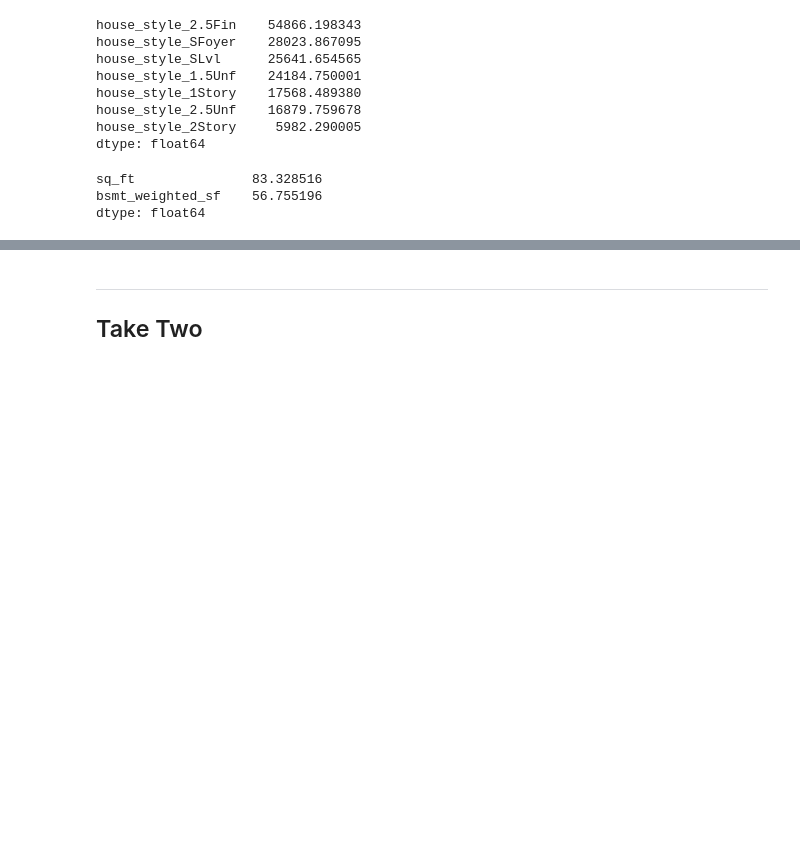
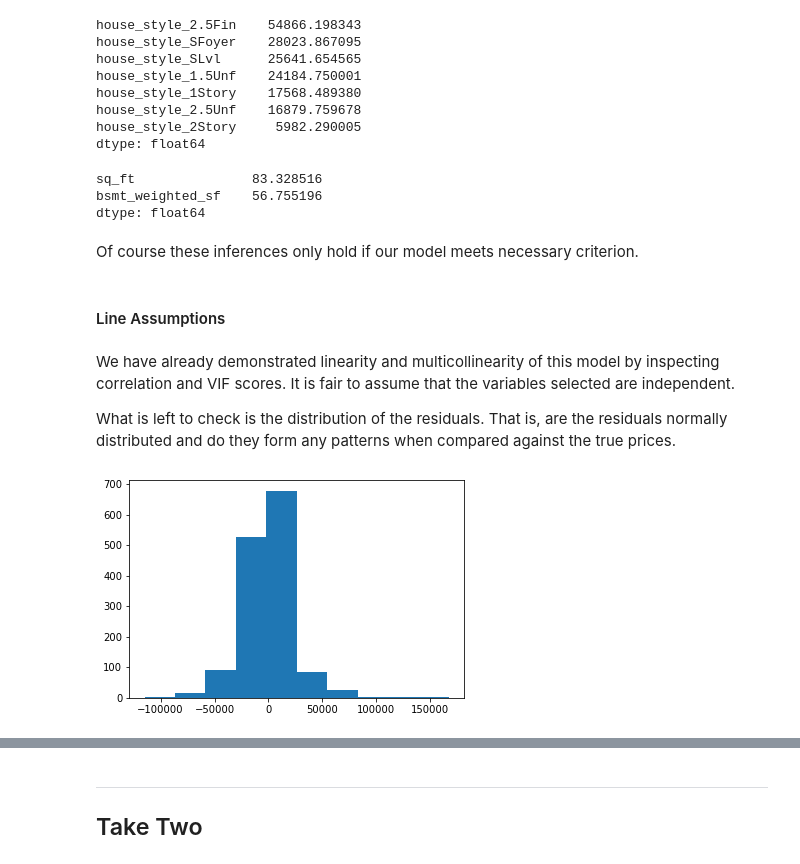
Before and after one commit to jguo052/Ames-Housing-Price-Regression, a Jupyter notebook: code/03_modeling.ipynb, the cells around one changed output, grey strips where cells are left out. Cells and saved outputs as stored; diff of their text form; code cells hidden in the pictures; blank space fills up the shorter version.

```diff
--- a/code/03_modeling.ipynb
+++ b/code/03_modeling.ipynb
@@ -245,0 +249,14 @@ dtype: float64
+# %% [markdown]
+Of course these inferences only hold if our model meets necessary criterion.
+# %% [markdown]
+#### Line Assumptions
+# %% [markdown]
+We have already demonstrated linearity and multicollinearity of this model by inspecting correlation and VIF scores. It is fair to assume that the variables selected are independent.
+
+What is left to check is the distribution of the residuals. That is, are the residuals normally distributed and do they form any patterns when compared against the true prices.
+# %%
+resids = y_train - yt_pred
+# %%
+plt.hist(resids);
+# %% [output]
+[figure, added]
```
Also changed, not shown: parts of 27 cells of this notebook, 2 other files.
